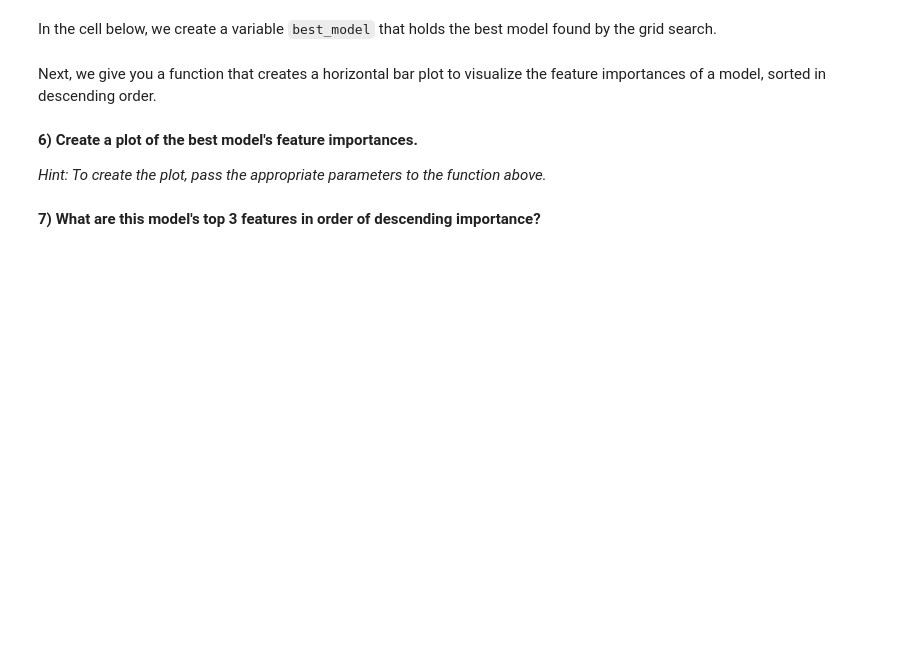
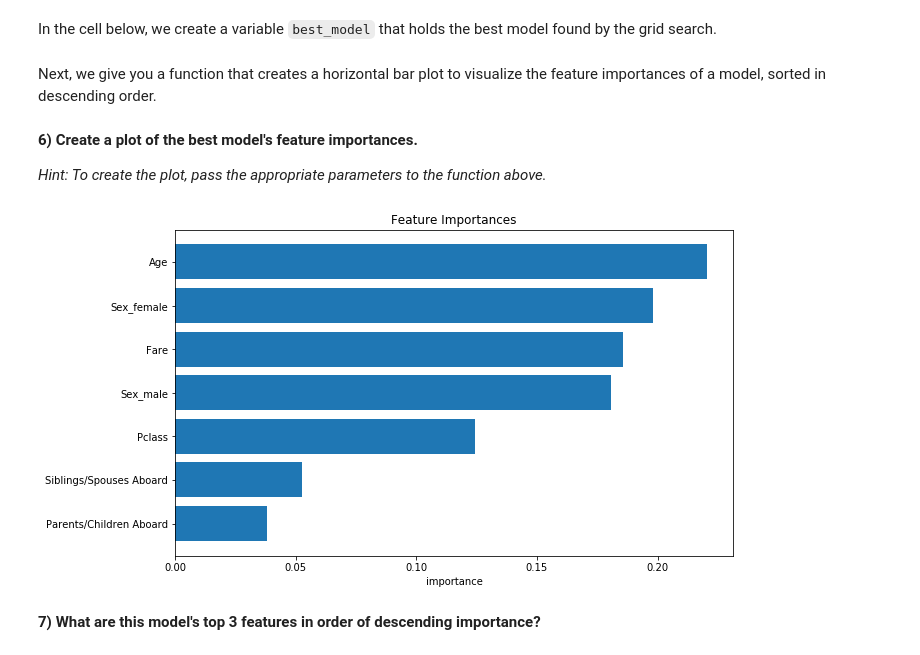
Before and after one commit to navahmed/forest-and-gridsearch-daily-challenge, a Jupyter notebook: index.ipynb, the cells around one changed output. Drawn from its saved outputs; the diff is of its cells as text; code cells hidden in the pictures; blank space fills up the shorter version.

```diff
--- a/index.ipynb
+++ b/index.ipynb
@@ -85,17 +92,19 @@ from sklearn.model_selection import train_test_split
 ### Instantiate your k-fold object
 # %%
 from sklearn.model_selection import StratifiedKFold
-#
-#
-#
-#
+skf = StratifiedKFold(n_splits=3)
 # %% [markdown]
 You will now perform hyper-parameter tuning for a Random Forest classifier.
 
 **2) Construct a `param_grid` dictionary to pass to `GridSearchCV` when instantiating the object. Choose at least 3 hyper-parameters to tune and 3 values for each.**
 # %%
 # Replace None with relevant code
-param_grid = None
+param_grid = {
+    'criterion': ['entropy', 'gini'],
+    'max_depth': [None, 5, 10],
+    'min_samples_split': [2, 5, 10],
+    'min_samples_leaf' :[1,  3, 5 ]
+    }
 # %% [markdown]
 Now that you have created the `param_grid` dictionary of hyperparameters, let's continue performing hyperparameter optimization of a Random Forest Classifier.
 
@@ -107,7 +116,7 @@ from sklearn.model_selection import GridSearchCV
 **3) Create an instance of a Random Forest Classifier estimator; call it `rfc`.** Make sure to set `random_state=42` for reproducibility.
 # %%
 # Replace None with appropriate code
-rfc = None
+rfc = RandomForestClassifier(random_state=42)
 # %% [markdown]
 **4) Create an instance of an `GridSearchCV` object and fit it to the data.** Call the instance `cv_rfc`.
 
@@ -115,6 +124,6 @@ rfc = None
 * The fitting process should take 10 - 15 seconds to complete.
 # %%
 # Replace None with appropriate code
-cv_rfc = None
+cv_rfc = GridSearchCV(rfc, param_grid, cv=skf)
 
-cv_rfc.fit(None, None)
+cv_rfc.fit(X_train, y_train)
@@ -162,6 +195,9 @@ def create_plot_of_feature_importances(model, X):
 _Hint: To create the plot, pass the appropriate parameters to the function above._
 # %%
 # Your code here
+create_plot_of_feature_importances(best_model,X)
+# %% [output]
+[figure, added]
 # %% [markdown]
 **7) What are this model's top 3 features in order of descending importance?**
 # %%
```
Also changed, not shown: parts of 9 cells of this notebook.
